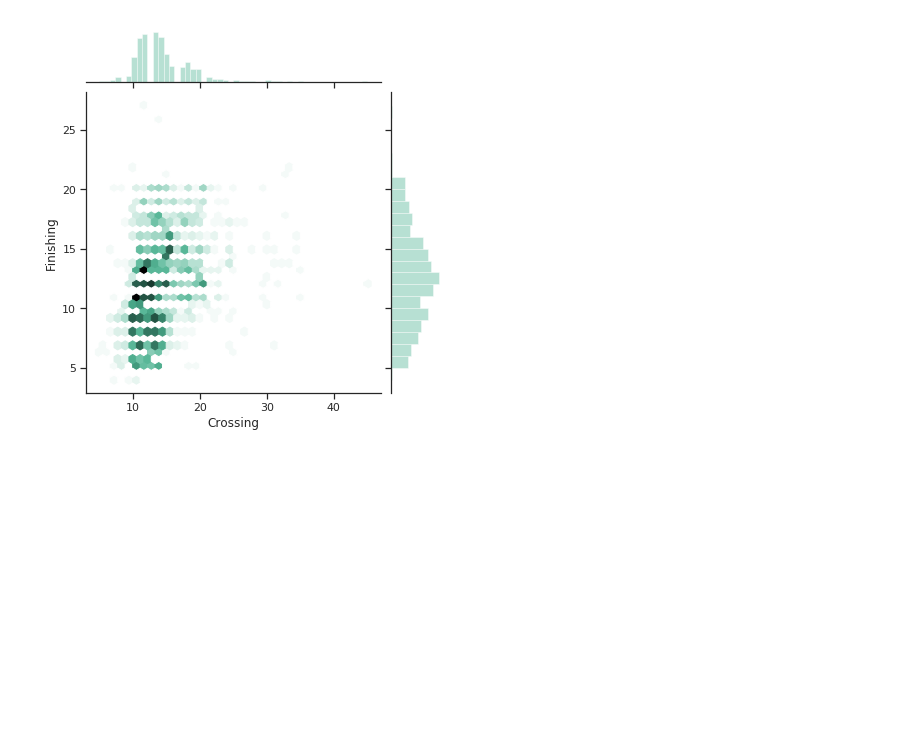
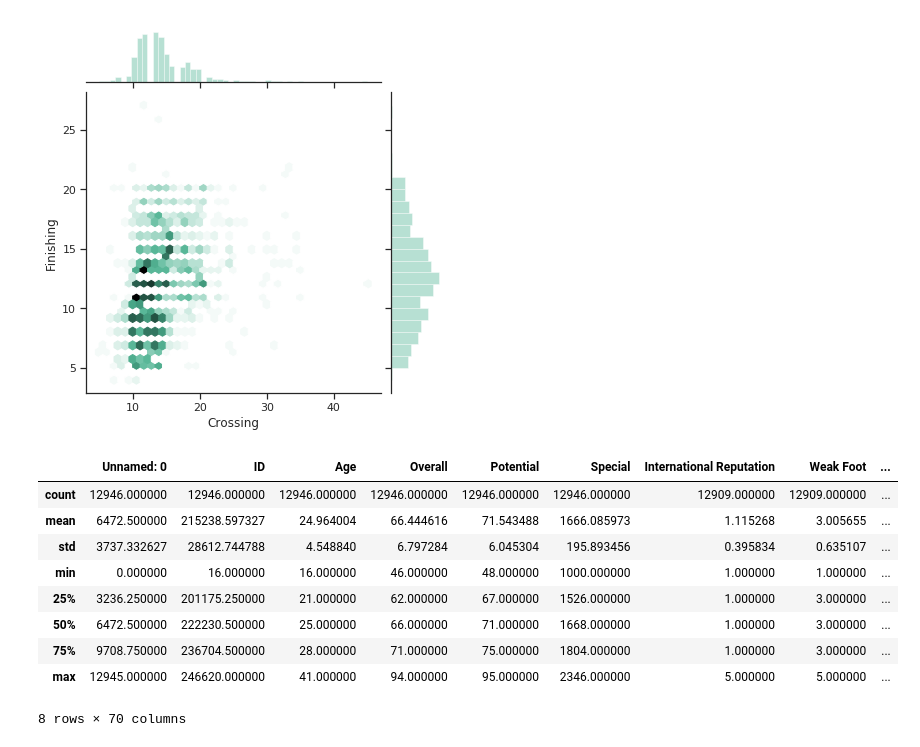
Before and after one commit to anaduu/Moneyball, a Jupyter notebook: data/test1.ipynb, the cells around one changed output. Cells and saved outputs as stored; diff of their text form; code cells hidden in the pictures; blank space fills up the shorter version.

Commit message:
v3-describe_bilj

```diff
--- a/data/test1.ipynb
+++ b/data/test1.ipynb
@@ -264,3 +264,16 @@ sns.jointplot(x, y, kind="hex", color="#4CB391")
 # %% [output]
 <seaborn.axisgrid.JointGrid at 0x...>
 [figure]
+# %%
+datas.describe()
+# %% [output]
+|  | Unnamed: 0 | ID | Age | Overall | Potential | Special | International Reputation | Weak Foot | ... |
+| count | 12946.000000 | 12946.000000 | 12946.000000 | 12946.000000 | 12946.000000 | 12946.000000 | 12909.000000 | 12909.000000 | ... |
+| mean | 6472.500000 | 215238.597327 | 24.964004 | 66.444616 | 71.543488 | 1666.085973 | 1.115268 | 3.005655 | ... |
+| std | 3737.332627 | 28612.744788 | 4.548840 | 6.797284 | 6.045304 | 195.893456 | 0.395834 | 0.635107 | ... |
+| min | 0.000000 | 16.000000 | 16.000000 | 46.000000 | 48.000000 | 1000.000000 | 1.000000 | 1.000000 | ... |
+| 25% | 3236.250000 | 201175.250000 | 21.000000 | 62.000000 | 67.000000 | 1526.000000 | 1.000000 | 3.000000 | ... |
+| 50% | 6472.500000 | 222230.500000 | 25.000000 | 66.000000 | 71.000000 | 1668.000000 | 1.000000 | 3.000000 | ... |
+| 75% | 9708.750000 | 236704.500000 | 28.000000 | 71.000000 | 75.000000 | 1804.000000 | 1.000000 | 3.000000 | ... |
+| max | 12945.000000 | 246620.000000 | 41.000000 | 94.000000 | 95.000000 | 2346.000000 | 5.000000 | 5.000000 | ... |
+8 rows × 70 columns
```
